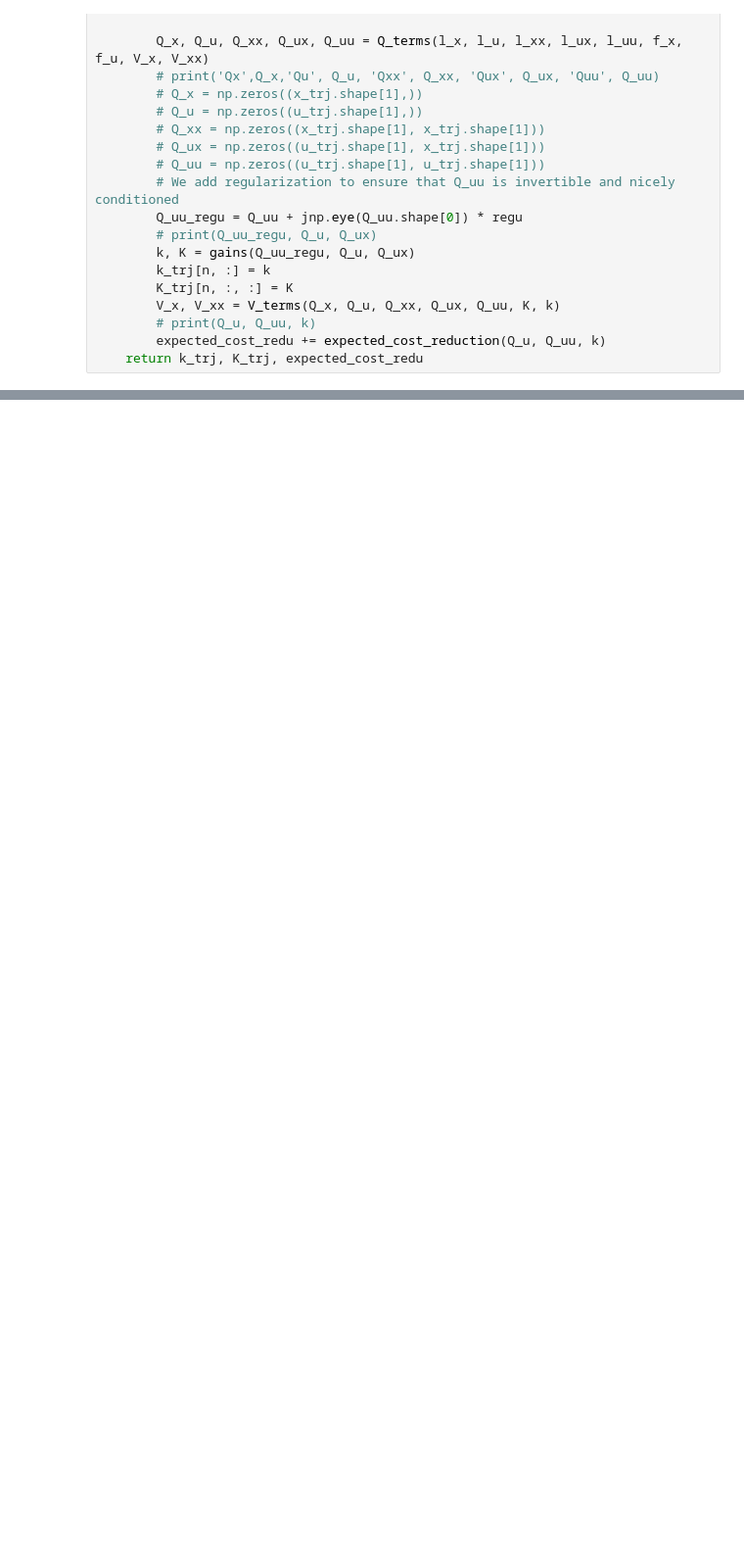
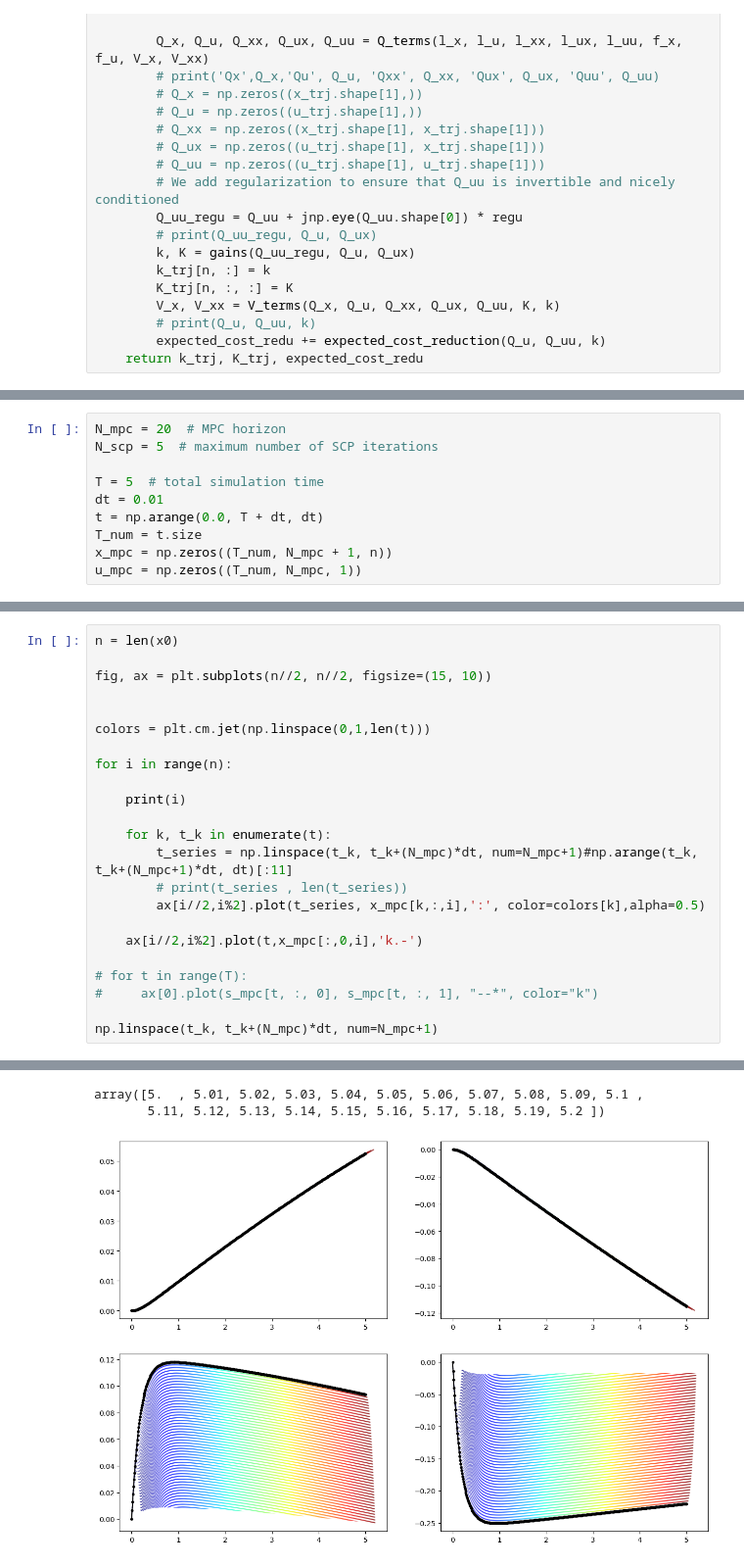
Before and after one commit to QingmuDeng/AA203-Homework, a Jupyter notebook: Project/Dynamics.ipynb, the cells around one changed output, grey strips where cells are left out. Shown at 98% size. Cells and saved outputs as stored; diff of their text form; blank space fills up the shorter version.

```diff
--- a/Project/Dynamics.ipynb
+++ b/Project/Dynamics.ipynb
@@ -753,0 +937,10 @@ TypeError: dot_general requires contracting dimensions to have the same shape, g
+# %%
+N_mpc = 20  # MPC horizon
+N_scp = 5  # maximum number of SCP iterations
+
+T = 5  # total simulation time
+dt = 0.01
+t = np.arange(0.0, T + dt, dt)
+T_num = t.size
+x_mpc = np.zeros((T_num, N_mpc + 1, n))
+u_mpc = np.zeros((T_num, N_mpc, 1))
@@ -753,0 +1055,24 @@ TypeError: dot_general requires contracting dimensions to have the same shape, g
+# %%
+n = len(x0)
+
+fig, ax = plt.subplots(n//2, n//2, figsize=(15, 10))
+
+
+colors = plt.cm.jet(np.linspace(0,1,len(t)))
+
+for i in range(n):
+
+    print(i)
+
+    for k, t_k in enumerate(t):
+        t_series = np.linspace(t_k, t_k+(N_mpc)*dt, num=N_mpc+1)#np.arange(t_k, t_k+(N_mpc+1)*dt, dt)[:11]
+        # print(t_series , len(t_series))
+        ax[i//2,i%2].plot(t_series, x_mpc[k,:,i],':', color=colors[k],alpha=0.5)
+
+    ax[i//2,i%2].plot(t,x_mpc[:,0,i],'k.-')
+
+# for t in range(T):
+#     ax[0].plot(s_mpc[t, :, 0], s_mpc[t, :, 1], "--*", color="k")
+
+np.linspace(t_k, t_k+(N_mpc)*dt, num=N_mpc+1)
+# %% [output]
@@ -753,0 +1083,3 @@ TypeError: dot_general requires contracting dimensions to have the same shape, g
+array([5.  , 5.01, 5.02, 5.03, 5.04, 5.05, 5.06, 5.07, 5.08, 5.09, 5.1 ,
+       5.11, 5.12, 5.13, 5.14, 5.15, 5.16, 5.17, 5.18, 5.19, 5.2 ])
+[figure, added]
```
Also changed, not shown: parts of 33 cells of this notebook, 13 other files.
